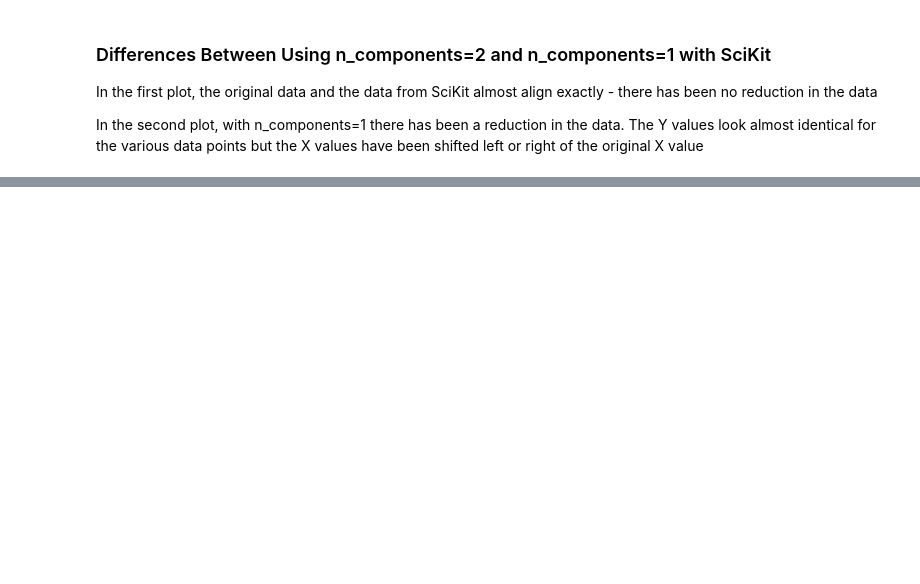
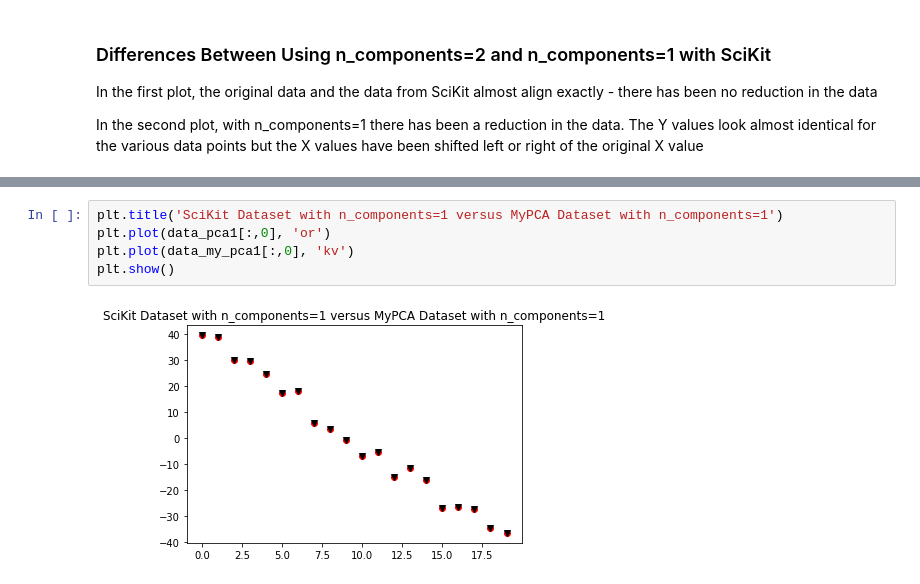
Before and after one commit to vipulpopat/MSCAI_CE4021_Week5, a Jupyter notebook: Etivity5.ipynb, the cells around one changed output, grey strips where cells are left out. Drawn from its saved outputs; the diff is of its cells as text; blank space fills up the shorter version.

```diff
--- a/Etivity5.ipynb
+++ b/Etivity5.ipynb
@@ -248,0 +284,7 @@ In the second plot, with n_components=1 there has been a reduction in the data.
+# %%
+plt.title('SciKit Dataset with n_components=1 versus MyPCA Dataset with n_components=1')
+plt.plot(data_pca1[:,0], 'or')
+plt.plot(data_my_pca1[:,0], 'kv')
+plt.show()
+# %% [output]
+[figure, added]
```
Also changed, not shown: parts of 15 cells of this notebook.
